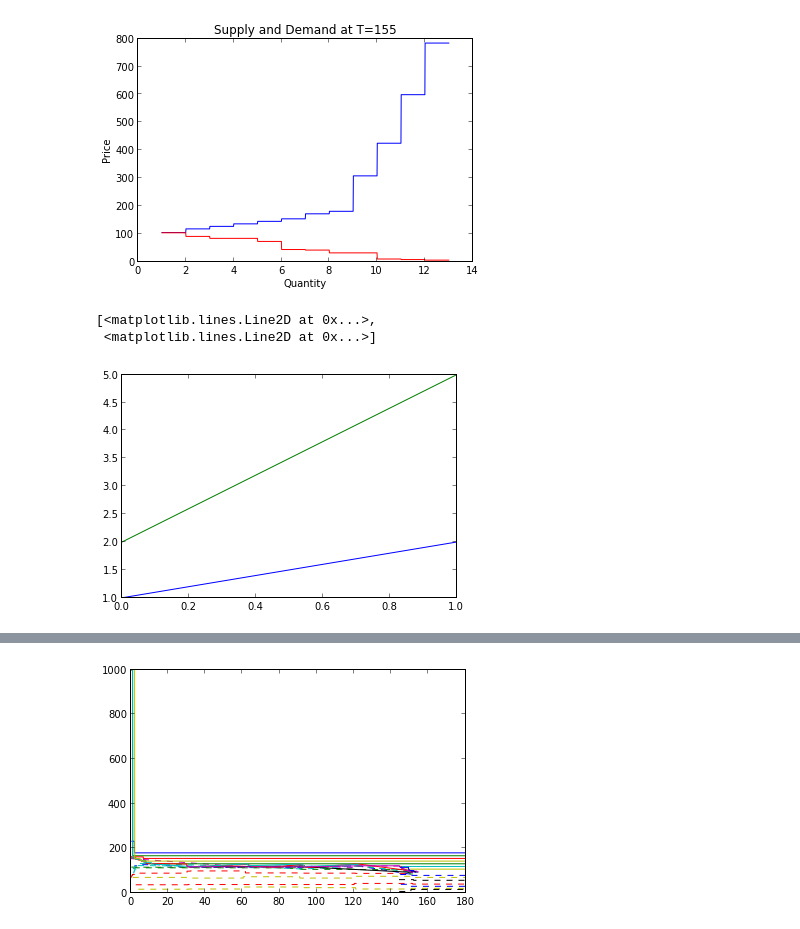
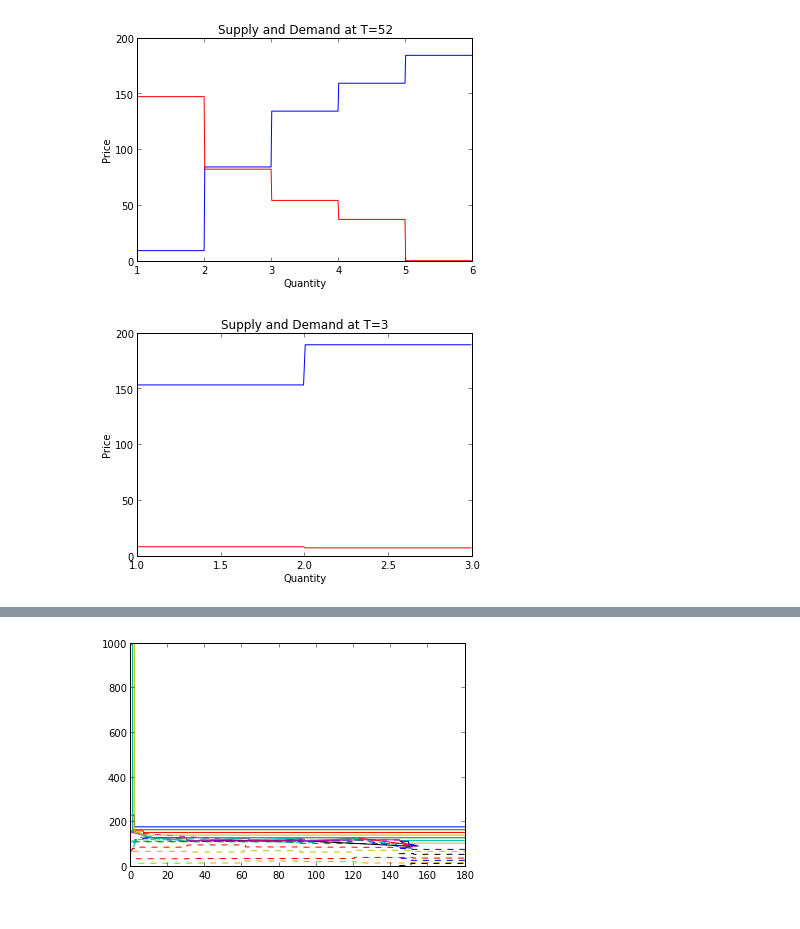
Before and after one commit to smdowl/BSETrader, a Jupyter notebook: Supply and Demand curves.ipynb, the cells around one changed output, grey strips where cells are left out. Saved outputs shown, nothing was run; the diff lists cells and outputs as text; code cells hidden in the pictures.

```diff
--- a/Supply and Demand curves.ipynb
+++ b/Supply and Demand curves.ipynb
@@ -47,16 +44,12 @@ curves[4].plot()
+# %%
+curve = SupplyAndDemandCurve(value['time'],value['Bid'],value['Ask'])
+curve.plot()
+# %% [output]
+[figure, added]
 # %%
 for curve in curves:
-    if curve.time > 154:
+    if curve.time > 0:
         curve.plot()
         break
 # %% [output]
-[figure, old version]
+[figure, new version]
-# %%
-points = (1,2),(2,5)
-#points_array = array(points)
-#plot(points_array[:,0],points_array[:,1])
-plot(points)
-# %% [output]
-[<matplotlib.lines.Line2D at 0x...>,
- <matplotlib.lines.Line2D at 0x...>]
-[figure, removed]
```
Also changed, not shown: parts of 9 cells of this notebook, 5 other files.
